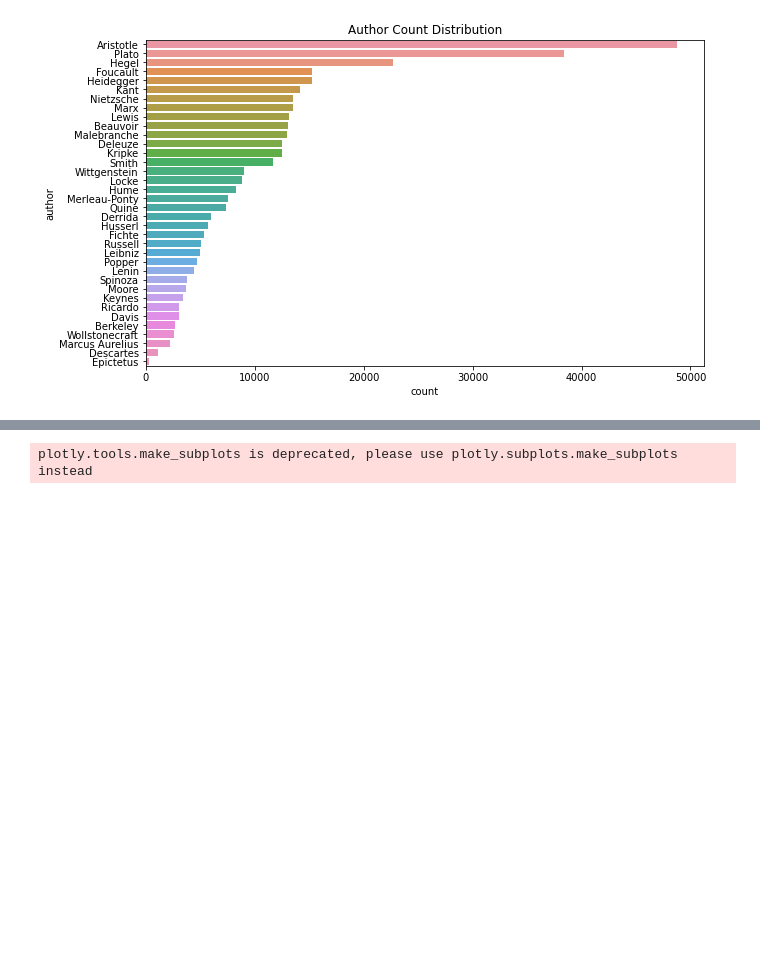
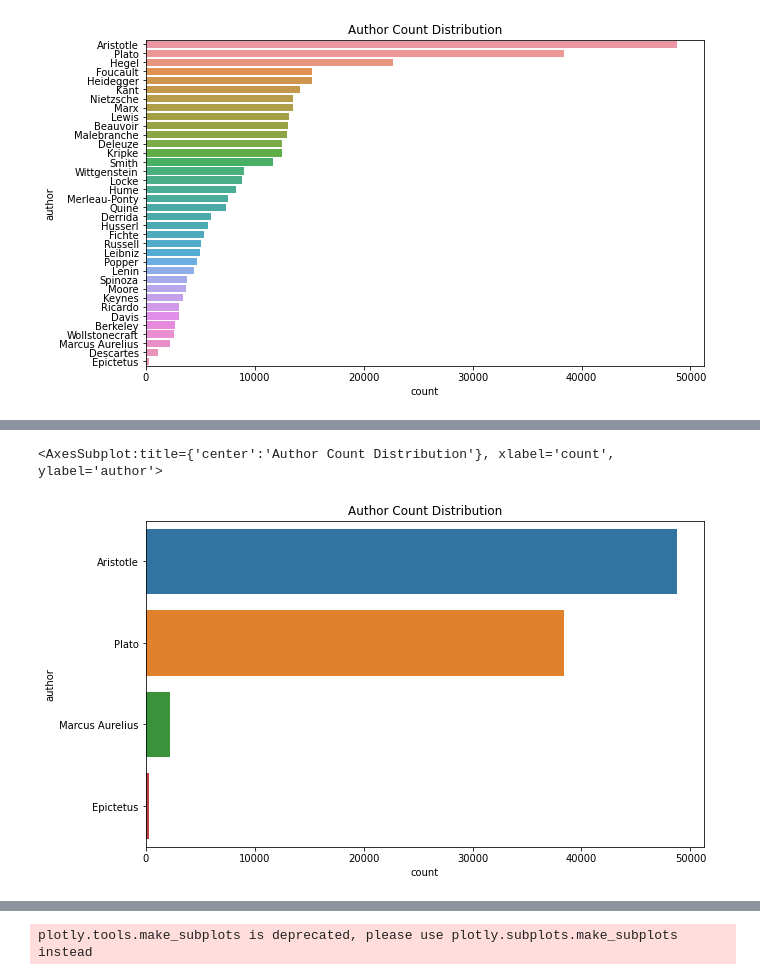
Before and after one commit to woonsupkim/NLP_Philosophy_DataStory, a Jupyter notebook: Project1.ipynb, the cells around one changed output, grey strips where cells are left out. Drawn from its saved outputs; the diff is of its cells as text; code cells hidden in the pictures; blank space fills up the shorter version.

```diff
--- a/Project1.ipynb
+++ b/Project1.ipynb
@@ -134,0 +140,11 @@ sns.countplot(y = 'author', data = df2, order = df2['author'].value_counts().ind
+# %%
+df_500 = df[df['original_publication_date'] < 500]
+df_1900 = df[df['original_publication_date'] > 500]
+# %%
+fig,ax = plt.subplots()
+fig.set_size_inches(10,6)
+plt.title('Author Count Distribution')
+sns.countplot(y = 'author', data = df_500, order = df_500['author'].value_counts().index)
+# %% [output]
+<AxesSubplot:title={'center':'Author Count Distribution'}, xlabel='count', ylabel='author'>
+[figure, added]
```
Also changed, not shown: parts of 4 cells of this notebook.
